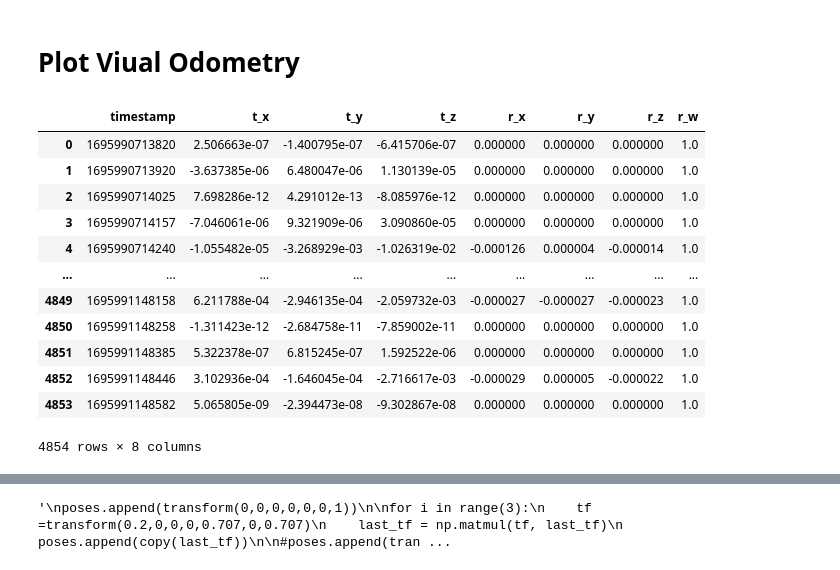
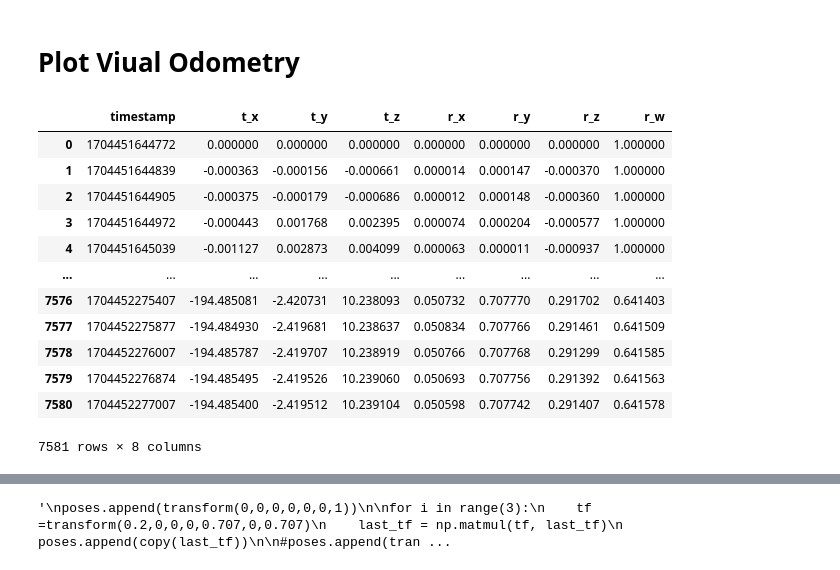
Before and after one commit to tbabluct/gtsam-jupyter, a Jupyter notebook: plot_vo.ipynb, the cells around one changed output, grey strips where cells are left out. Saved outputs shown, nothing was run; the diff lists cells and outputs as text; code cells hidden in the pictures.

```diff
--- a/plot_vo.ipynb
+++ b/plot_vo.ipynb
@@ -14,20 +14,20 @@ def transform(t_x, t_y, t_z, r_x, r_y, r_z, r_w):
          [0,0,0,1]])
 # https://en.wikipedia.org/wiki/Rotation_matrix#General_rotations
 # %%
-df = pd.read_csv("/home/torsten/ms/data/rosbag2_old_zoo_a_09_29/vo.csv")
+df = pd.read_csv("/home/torsten/ms/data/rosbag2_2024_01_05-12_47_24/vo_pose.csv")
 df
 # %% [output]
 |  | timestamp | t_x | t_y | t_z | r_x | r_y | r_z | r_w |
-| 0 | 1695990713820 | 2.506663e-07 | -1.400795e-07 | -6.415706e-07 | 0.000000 | 0.000000 | 0.000000 | 1.0 |
-| 1 | 1695990713920 | -3.637385e-06 | 6.480047e-06 | 1.130139e-05 | 0.000000 | 0.000000 | 0.000000 | 1.0 |
-| 2 | 1695990714025 | 7.698286e-12 | 4.291012e-13 | -8.085976e-12 | 0.000000 | 0.000000 | 0.000000 | 1.0 |
-| 3 | 1695990714157 | -7.046061e-06 | 9.321909e-06 | 3.090860e-05 | 0.000000 | 0.000000 | 0.000000 | 1.0 |
-| 4 | 1695990714240 | -1.055482e-05 | -3.268929e-03 | -1.026319e-02 | -0.000126 | 0.000004 | -0.000014 | 1.0 |
+| 0 | 1704451644772 | 0.000000 | 0.000000 | 0.000000 | 0.000000 | 0.000000 | 0.000000 | 1.000000 |
+| 1 | 1704451644839 | -0.000363 | -0.000156 | -0.000661 | 0.000014 | 0.000147 | -0.000370 | 1.000000 |
+| 2 | 1704451644905 | -0.000375 | -0.000179 | -0.000686 | 0.000012 | 0.000148 | -0.000360 | 1.000000 |
+| 3 | 1704451644972 | -0.000443 | 0.001768 | 0.002395 | 0.000074 | 0.000204 | -0.000577 | 1.000000 |
+| 4 | 1704451645039 | -0.001127 | 0.002873 | 0.004099 | 0.000063 | 0.000011 | -0.000937 | 1.000000 |
 | ... | ... | ... | ... | ... | ... | ... | ... | ... |
-| 4849 | 1695991148158 | 6.211788e-04 | -2.946135e-04 | -2.059732e-03 | -0.000027 | -0.000027 | -0.000023 | 1.0 |
-| 4850 | 1695991148258 | -1.311423e-12 | -2.684758e-11 | -7.859002e-11 | 0.000000 | 0.000000 | 0.000000 | 1.0 |
-| 4851 | 1695991148385 | 5.322378e-07 | 6.815245e-07 | 1.592522e-06 | 0.000000 | 0.000000 | 0.000000 | 1.0 |
-| 4852 | 1695991148446 | 3.102936e-04 | -1.646045e-04 | -2.716617e-03 | -0.000029 | 0.000005 | -0.000022 | 1.0 |
-| 4853 | 1695991148582 | 5.065805e-09 | -2.394473e-08 | -9.302867e-08 | 0.000000 | 0.000000 | 0.000000 | 1.0 |
+| 7576 | 1704452275407 | -194.485081 | -2.420731 | 10.238093 | 0.050732 | 0.707770 | 0.291702 | 0.641403 |
+| 7577 | 1704452275877 | -194.484930 | -2.419681 | 10.238637 | 0.050834 | 0.707766 | 0.291461 | 0.641509 |
+| 7578 | 1704452276007 | -194.485787 | -2.419707 | 10.238919 | 0.050766 | 0.707768 | 0.291299 | 0.641585 |
+| 7579 | 1704452276874 | -194.485495 | -2.419526 | 10.239060 | 0.050693 | 0.707756 | 0.291392 | 0.641563 |
+| 7580 | 1704452277007 | -194.485400 | -2.419512 | 10.239104 | 0.050598 | 0.707742 | 0.291407 | 0.641578 |
-4854 rows × 8 columns
+7581 rows × 8 columns
 # %%
```
Also changed, not shown: parts of 6 cells of this notebook, 5 other files.
